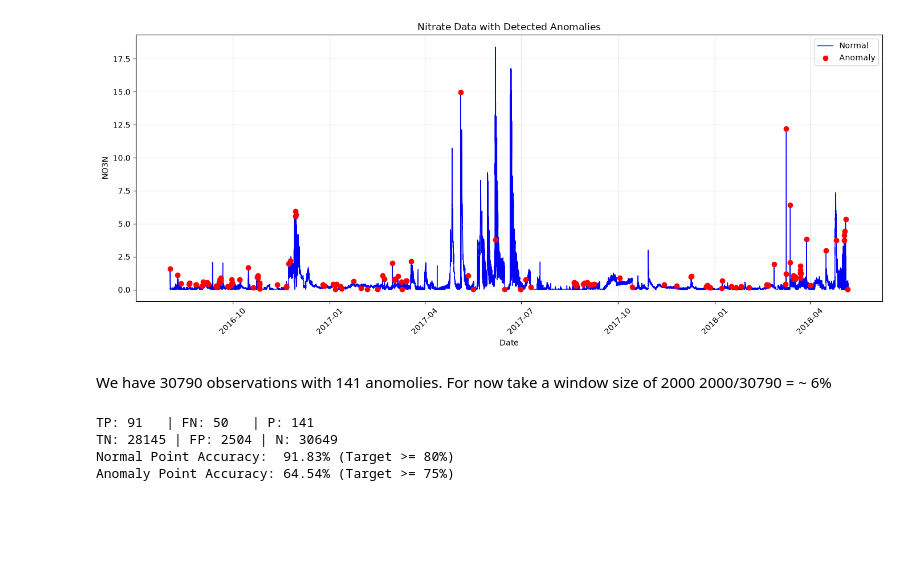
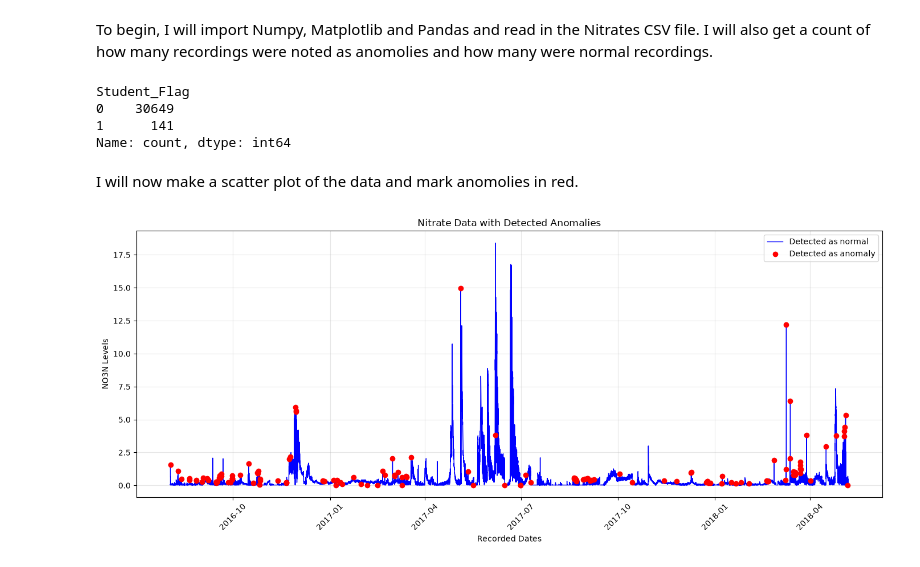
Before and after one commit to Leo-TK1/CSCI6840-Homework-2, a Jupyter notebook: workbook.ipynb, the cells around one changed output. Drawn from its saved outputs; the diff is of its cells as text; code cells hidden in the pictures; blank space fills up the shorter version.

Commit message:
reformated scatter plot, completed README

```diff
--- a/workbook.ipynb
+++ b/workbook.ipynb
@@ -1,10 +1,25 @@
+# %% [markdown]
+To begin, I will import Numpy, Matplotlib and Pandas and read in the Nitrates CSV file. I will also get a count of how many recordings were noted as anomolies and how many were normal recordings.
 # %%
 import numpy as np
 import matplotlib.pyplot as plt
 import pandas as pd
 
 # load csv file
-df = pd.read_csv('AG_NO3_fill_cells_remove_NAN.csv',header=0)
+df = pd.read_csv("AG_NO3_fill_cells_remove_NAN.csv")
+nitrate_values = df["NO3N"].values
+student_flags = df["Student_Flag"].values
+total_data_points = len(nitrate_values)
+
+counts = df["Student_Flag"].value_counts()
+print(counts)
+# %% [output]
+Student_Flag
+0    30649
+1      141
+Name: count, dtype: int64
+# %% [markdown]
+I will now make a scatter plot of the data and mark anomolies in red.
 # %%
 df["Date"] = pd.to_datetime(df["Date"])
 
@@ -12,87 +27,37 @@ df = df.sort_values("Date")
 
 # Create the plot
 plt.figure(figsize=(14, 6))
 
 # Plot the nitrate levels
 plt.plot(
     df["Date"],
     df["NO3N"],
-    label="Normal",
+    label="Detected as normal",
     color="blue",
     linewidth=1
 )
 
 # Select anomalies and plot in red
 anomalies = df[df["Student_Flag"] == 1]
 plt.scatter(
     anomalies["Date"],
     anomalies["NO3N"],
     color="red",
-    label="Anomaly",
+    label="Detected as anomaly",
     zorder=5
 )
 
-plt.xlabel("Date")
-plt.ylabel("NO3N")
+plt.xlabel("Recorded Dates")
+plt.ylabel("NO3N Levels")
 plt.title("Nitrate Data with Detected Anomalies")
 plt.legend()
 plt.grid(True, alpha=0.3)
 
 plt.xticks(rotation=45)
 
 plt.tight_layout()
 plt.show()
 # %% [output]
-[figure, old version]
+[figure, new version]
-# %% [markdown]
-We have 30790 observations with 141 anomolies.
-For now take a window size of 2000
-2000/30790 = ~ 6%
-# %%
-nitrate_values = df["NO3N"].values
-flags = df["Student_Flag"].values
-total_data_points = len(nitrate_values)
-
-# Window Parameters
-W = 2000
-q = 95
-
-# Array for predicted flags
-predictions = np.zeros(total_data_points, dtype=int)
-
-# 3. First Window Labeling (Indices 0 to W-1)
-T1 = np.percentile(nitrate_values[0:W], q, method="linear")
-predictions[0:W] = (nitrate_values[0:W] >= T1).astype(int)
-
-# 4. Adaptive Sliding Window Loop (Indices W to total_data_points-1)
-for end in range(W, total_data_points):
-    window = nitrate_values[end - W : end]
-    Ti = np.percentile(window, q, method="linear")
-    if nitrate_values[end] >= Ti:
-        predictions[end] = 1
-
-## 1. Direct Point-Level Confusion Matrix
-TP = np.sum((predictions == 1) & (flags == 1))
-FP = np.sum((predictions == 1) & (flags == 0))
-TN = np.sum((predictions == 0) & (flags == 0))
-FN = np.sum((predictions == 0) & (flags == 1))
-
-# 2. Assignment Totals
-P = TP + FN  # Exactly 141
-N = TN + FP  # Exactly 30,649
-
-# 3. Accuracies
-normal_accuracy = (TN / N) * 100
-anomaly_accuracy = (TP / P) * 100
-
-print(f"TP: {TP:<4} | FN: {FN:<4} | P: {P}")
-print(f"TN: {TN:<4} | FP: {FP:<4} | N: {N}")
-print(f"Normal Point Accuracy:  {normal_accuracy:.2f}% (Target >= 80%)")
-print(f"Anomaly Point Accuracy: {anomaly_accuracy:.2f}% (Target >= 75%)")
-# %% [output]
-TP: 91   | FN: 50   | P: 141
-TN: 28145 | FP: 2504 | N: 30649
-Normal Point Accuracy:  91.83% (Target >= 80%)
-Anomaly Point Accuracy: 64.54% (Target >= 75%)
 # %%
 
```
Also changed, not shown: parts of 2 cells of this notebook, 2 other files.
